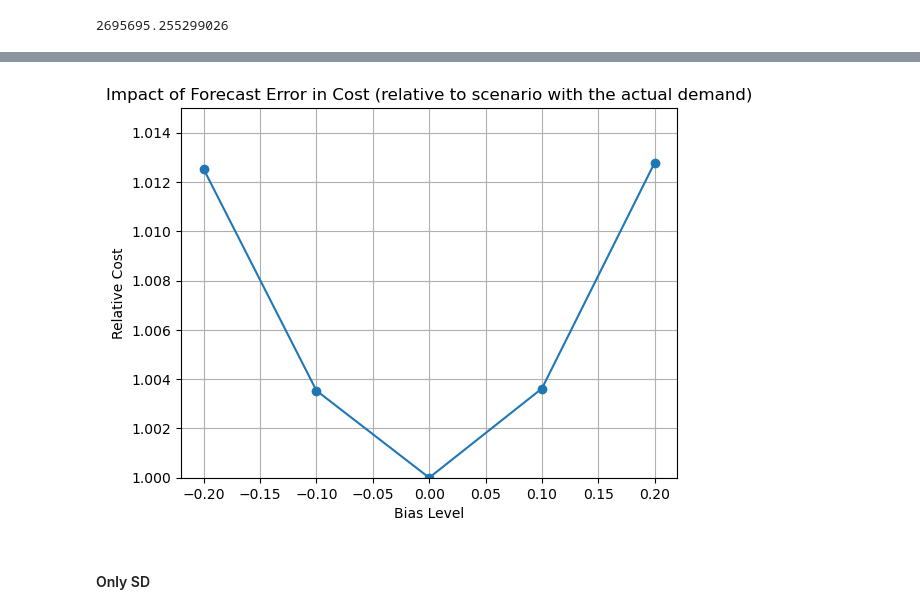
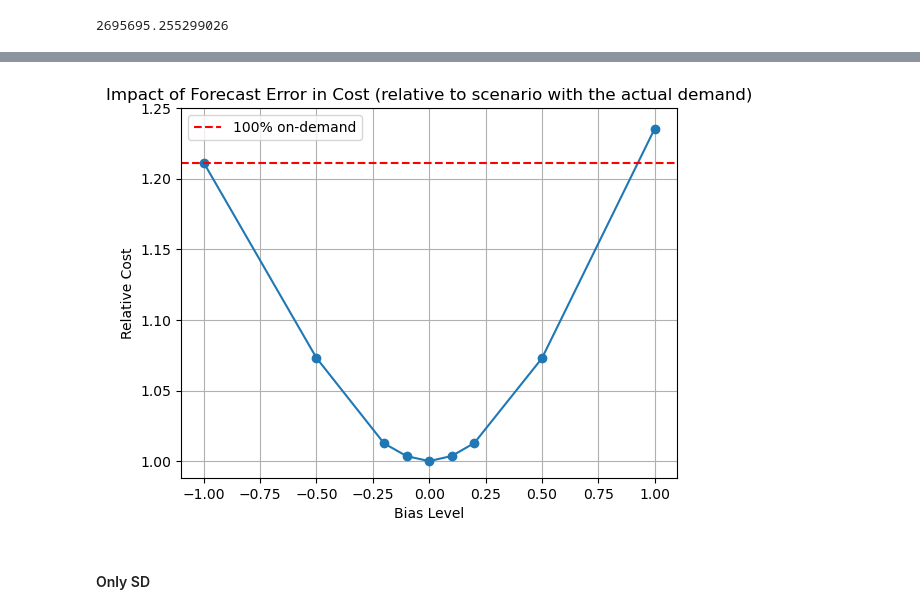
Before and after one commit to ufcg-lsd/forecast_error_cap_planning, a Jupyter notebook: src/result_analysis/plots.ipynb, the cells around one changed output, grey strips where cells are left out. Saved outputs shown, nothing was run; the diff lists cells and outputs as text; code cells hidden in the pictures.

```diff
--- a/src/result_analysis/plots.ipynb
+++ b/src/result_analysis/plots.ipynb
@@ -97,0 +107,5 @@ float(all_od - base_cost)
+# %%
+results_new = pd.read_csv('output/results_exec_2_1.csv')
+results_new = results_new[['bias_level', 'cost', 'relative_cost']]
+results_new = results_new[results_new['bias_level'] != 0.0]
+results_new
@@ -97,0 +118,3 @@ float(all_od - base_cost)
+# %%
+results_complete = pd.concat([results_bias_sel, results_new], ignore_index=True)
+results_complete
@@ -97,0 +132,3 @@ float(all_od - base_cost)
+# %%
+results_complete = results_complete.sort_values(by="bias_level", ascending=True).reset_index(drop=True)
+results_complete
@@ -98,22 +146,29 @@ float(all_od - base_cost)
+# %%
+all_od_relative = all_od / results_complete.iloc[4].tolist()[1]
 # %%
-plt.plot(results_bias_sel['bias_level'], results_bias_sel['relative_cost'], marker='o', linestyle='-')
+plt.plot(results_complete['bias_level'], results_complete['relative_cost'], marker='o', linestyle='-')
 
 #plt.plot(0, 1, 'ro')
 #plt.text(0.005, 1, 'Optimal', color='black', va='bottom', ha='left')
 
 #plt.axhline(y=1.21, color='red', linestyle='--', linewidth=1)
 #plt.text(0, 1.01, '100% on-demand', color='black', va='bottom', ha='center')
 
+plt.axhline(y=all_od_relative, color='r', linestyle='--', label="100% on-demand")
+
 plt.xlabel('Bias Level')
 plt.ylabel('Relative Cost')
 plt.title('Impact of Forecast Error in Cost (relative to scenario with the actual demand)')
 plt.grid(True)
 
-plt.ylim(1, 1.015)
+plt.yticks([1.0, 1.05, 1.1, 1.15, 1.20, 1.25])
 
+#plt.ylim(1, 1.015)
+
+plt.legend()
 plt.show()
 # %% [output]
-[figure, old version]
+[figure, new version]
 # %% [markdown]
 #### Only SD
 # %%
```
Also changed, not shown: parts of 6 cells of this notebook.
